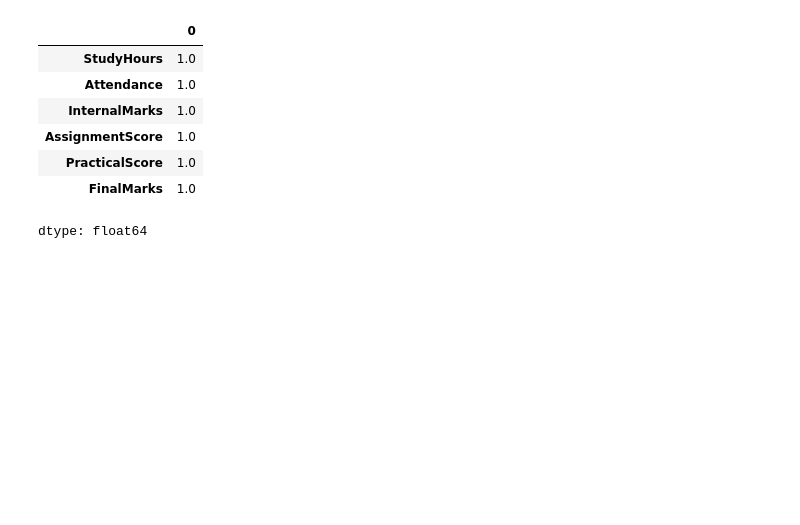
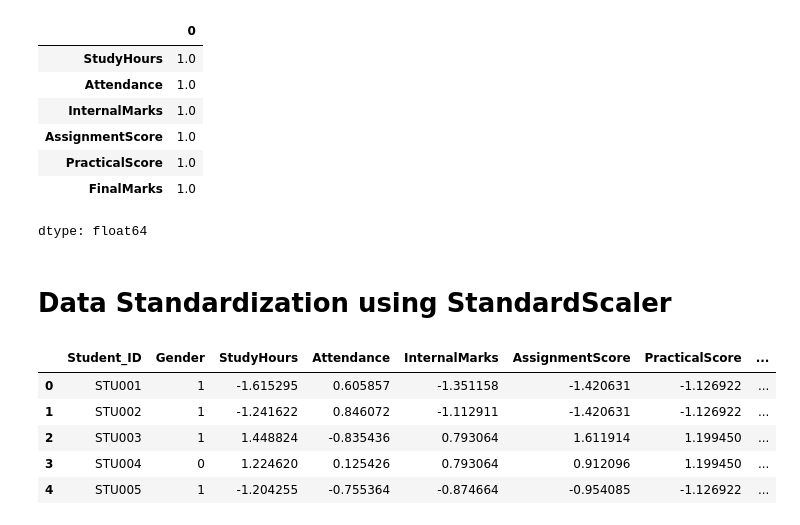
Before and after one commit to AbhishekShah272002/Deep-Learning-and-NLP, a Jupyter notebook: Student_Performance_PRediction_1NLP.ipynb, the cells around one changed output. Saved outputs shown, nothing was run; the diff lists cells and outputs as text; code cells hidden in the pictures; blank space fills up the shorter version.

```diff
--- a/Student_Performance_PRediction_1NLP.ipynb
+++ b/Student_Performance_PRediction_1NLP.ipynb
@@ -309,3 +309,34 @@ df[num_cols].max()
 | PracticalScore | 1.0 |
 | FinalMarks | 1.0 |
 dtype: float64
+# %% [markdown]
+# Data Standardization using StandardScaler
+# %%
+# Import StandardScaler
+from sklearn.preprocessing import StandardScaler
+
+# Create scaler object
+scaler = StandardScaler()
+
+# Select numerical columns
+num_cols = ['StudyHours',
+            'Attendance',
+            'InternalMarks',
+            'AssignmentScore',
+            'PracticalScore',
+            'FinalMarks']
+
+# Apply Standardization
+df_standardized = df.copy()
+
+df_standardized[num_cols] = scaler.fit_transform(df_standardized[num_cols])
+
+# Display first 5 records
+df_standardized.head()
+# %% [output]
+|  | Student_ID | Gender | StudyHours | Attendance | InternalMarks | AssignmentScore | PracticalScore | ... |
+| 0 | STU001 | 1 | -1.615295 | 0.605857 | -1.351158 | -1.420631 | -1.126922 | ... |
+| 1 | STU002 | 1 | -1.241622 | 0.846072 | -1.112911 | -1.420631 | -1.126922 | ... |
+| 2 | STU003 | 1 | 1.448824 | -0.835436 | 0.793064 | 1.611914 | 1.199450 | ... |
+| 3 | STU004 | 0 | 1.224620 | 0.125426 | 0.793064 | 0.912096 | 1.199450 | ... |
+| 4 | STU005 | 1 | -1.204255 | -0.755364 | -0.874664 | -0.954085 | -1.126922 | ... |
```
Also changed, not shown: parts of 2 cells of this notebook.
